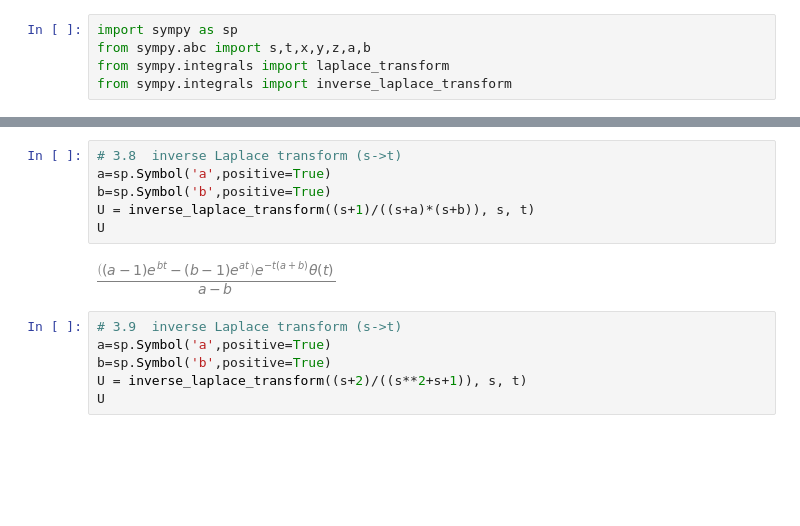
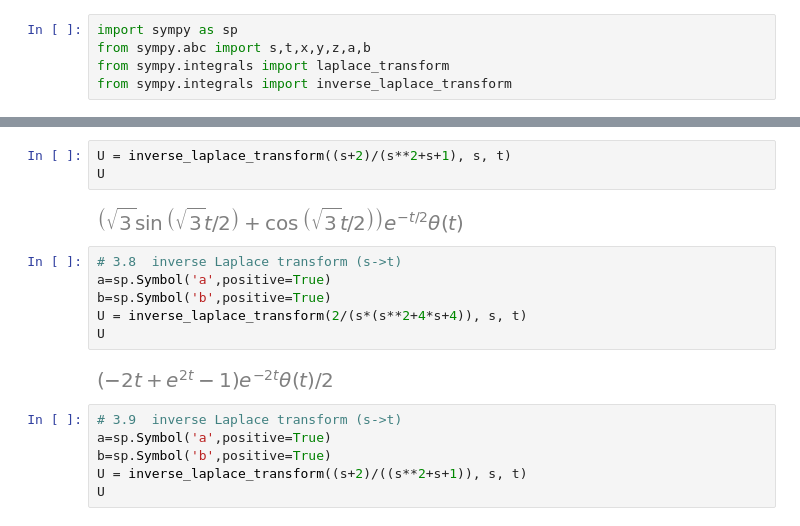
Before and after one commit to AhmadAlsaadi/ENCH421, a Jupyter notebook: Chapter 3 Laplace Transforms.ipynb, the cells around one changed output, grey strips where cells are left out. Drawn from its saved outputs; the diff is of its cells as text; blank space fills up the shorter version.

```diff
--- a/Chapter 3 Laplace Transforms.ipynb
+++ b/Chapter 3 Laplace Transforms.ipynb
@@ -14,11 +14,16 @@ U[0] # Result: 5/s**2
+# %%
+U = inverse_laplace_transform((s+2)/(s**2+s+1), s, t)
+U
+# %% [output]
+[figure, added]
 # %%
 # 3.8  inverse Laplace transform (s->t)
 a=sp.Symbol('a',positive=True)
 b=sp.Symbol('b',positive=True)
-U = inverse_laplace_transform((s+1)/((s+a)*(s+b)), s, t)
+U = inverse_laplace_transform(2/(s*(s**2+4*s+4)), s, t)
 U
 # %% [output]
-[figure, old version]
+[figure, new version]
 # %%
 # 3.9  inverse Laplace transform (s->t)
 a=sp.Symbol('a',positive=True)
```
Also changed, not shown: parts of 1 cell of this notebook, 3 other files.
